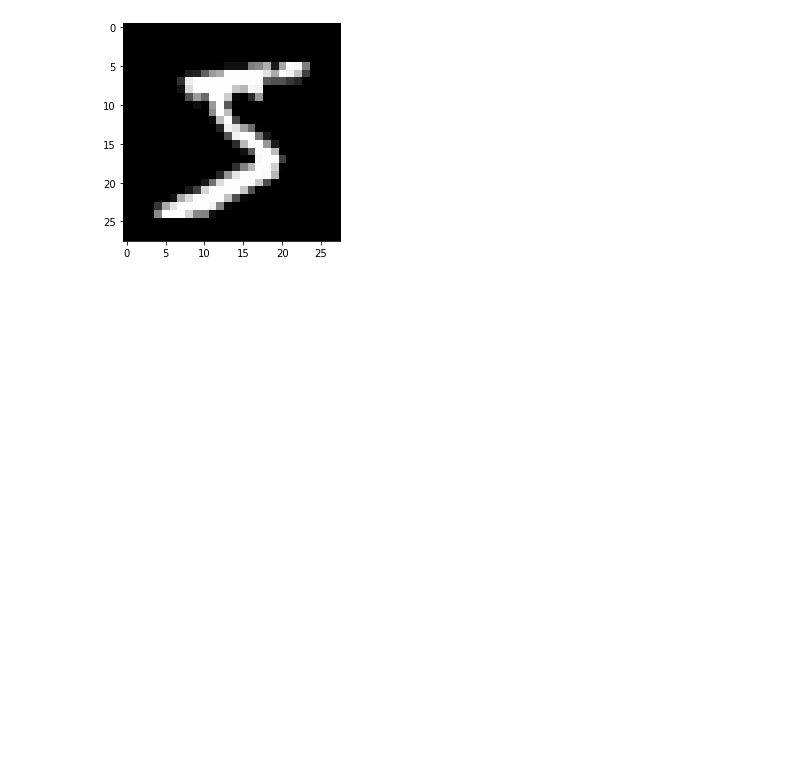
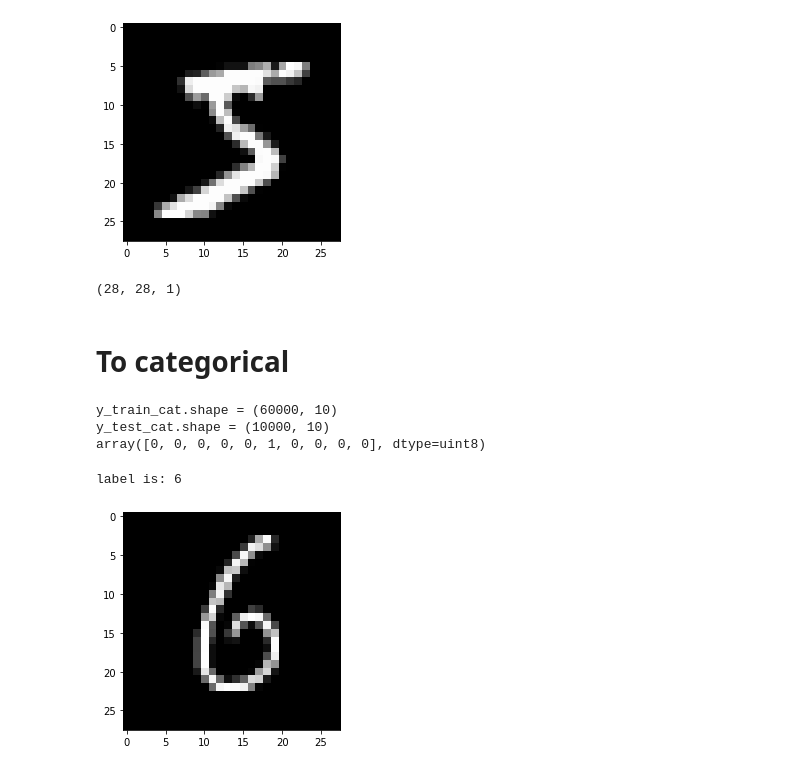
Before and after one commit to 0r4nd/HandwritingRecognition, a Jupyter notebook: notebooks/HandwritingRecognition.ipynb, the cells around one changed output. Saved outputs shown, nothing was run; the diff lists cells and outputs as text; code cells hidden in the pictures; blank space fills up the shorter version.

Commit message:
digits train

```diff
--- a/notebooks/HandwritingRecognition.ipynb
+++ b/notebooks/HandwritingRecognition.ipynb
@@ -18,2 +34,10 @@ plt.show()
 # %% [output]
 [figure]
+# %%
+X_train = np.expand_dims(X_train, axis=-1)
+X_test = np.expand_dims(X_test, axis=-1)
+X_train[0].shape
+# %% [output]
+(28, 28, 1)
+# %% [markdown]
+# To categorical
@@ -19,0 +55,25 @@ plt.show()
+# %%
+y_train_cat = to_categorical(y_train, num_classes=10, dtype ="uint8")
+y_test_cat = to_categorical(y_test, num_classes=10, dtype ="uint8")
+print("y_train_cat.shape =",y_train_cat.shape)
+print("y_test_cat.shape =", y_test_cat.shape)
+pp.pprint(y_train_cat[0])
+# %% [output]
+y_train_cat.shape = (60000, 10)
+y_test_cat.shape = (10000, 10)
+array([0, 0, 0, 0, 0, 1, 0, 0, 0, 0], dtype=uint8)
+# %%
+def categorical_to_id(arr):
+    sum = 0
+    for i in range(len(arr)):
+        if arr[i]: return i
+    return -1
+
+item = 18
+
+print("label is:", categorical_to_id(y_train_cat[item]))
+plt.imshow(X_train[item], cmap='gray')
+plt.show()
+# %% [output]
+label is: 6
+[figure, added]
```
Also changed, not shown: parts of 14 cells of this notebook.
